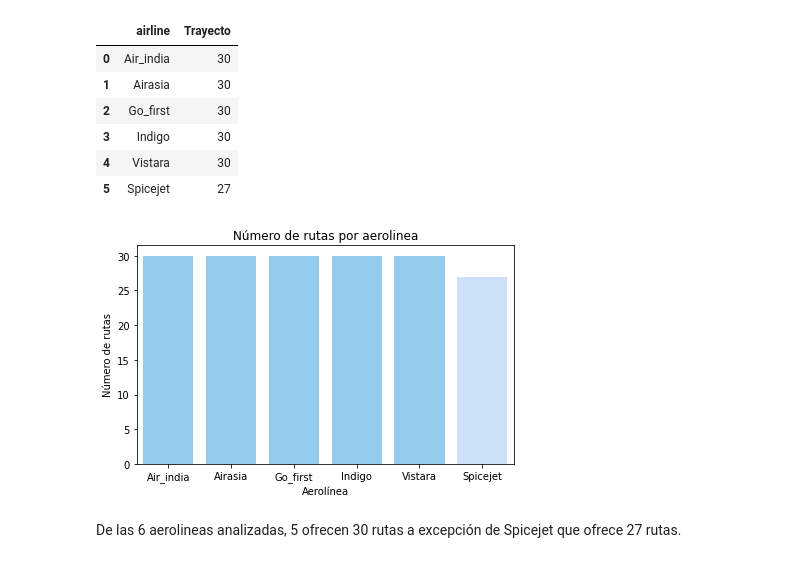
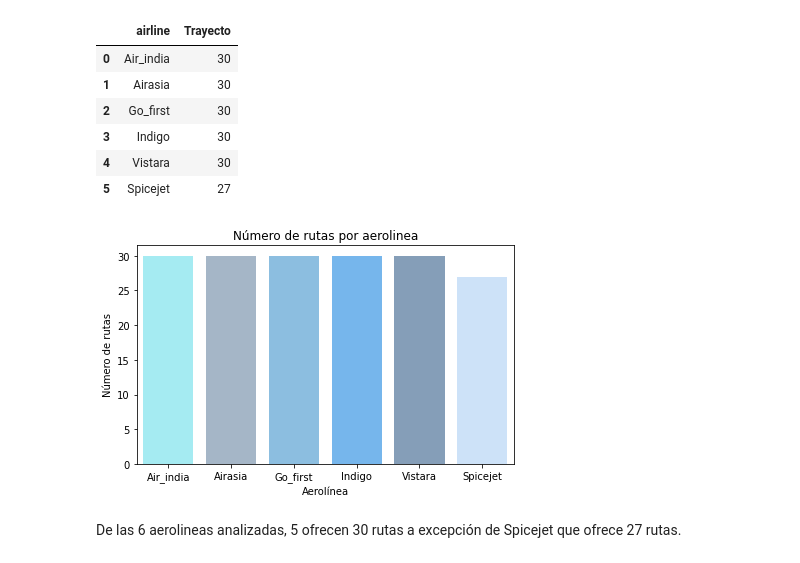
Before and after one commit to alejagaco/Predicci-n-Precios-Vuelos, a Jupyter notebook: Prediccion_PreciosVuelos.ipynb, the cells around one changed output. Cells and saved outputs as stored; diff of their text form; code cells hidden in the pictures.

```diff
--- a/Prediccion_PreciosVuelos.ipynb
+++ b/Prediccion_PreciosVuelos.ipynb
@@ -407,20 +407,20 @@ df_tray.head(10)
 | 4 | Vistara | 30 |
 | 5 | Spicejet | 27 |
 # %%
-color = ['#87CEFA','#87CEFA','#87CEFA','#87CEFA','#87CEFA','#C6E2FF']
+color = ['#98F5FF','#9FB6CD','#7EC0EE','#63B8FF','#7D9EC0','#C6E2FF']
 
 sns.barplot(data=df_tray, x='airline',y='Trayecto',palette=color)
 
 plt.title('Número de rutas por aerolinea', fontsize=12)
 
 plt.xlabel('Aerolínea', fontsize=10)
 plt.ylabel('Número de rutas', fontsize=10)
 
 
 plt.tight_layout()
 plt.show()
 # %% [output]
-[figure, old version]
+[figure, new version]
 # %% [markdown]
 De las 6 aerolineas analizadas, 5 ofrecen 30 rutas a excepción de Spicejet que ofrece 27 rutas.
 # %%
```
